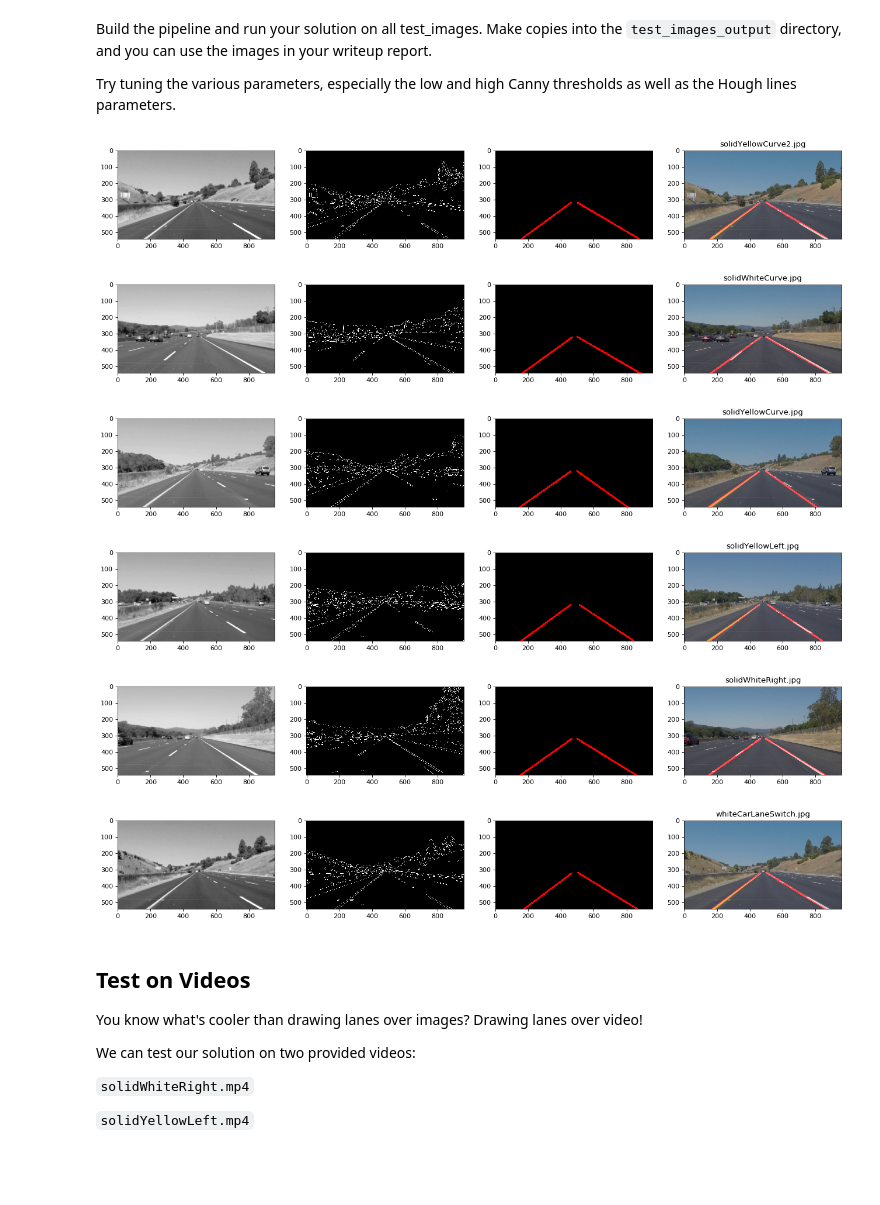
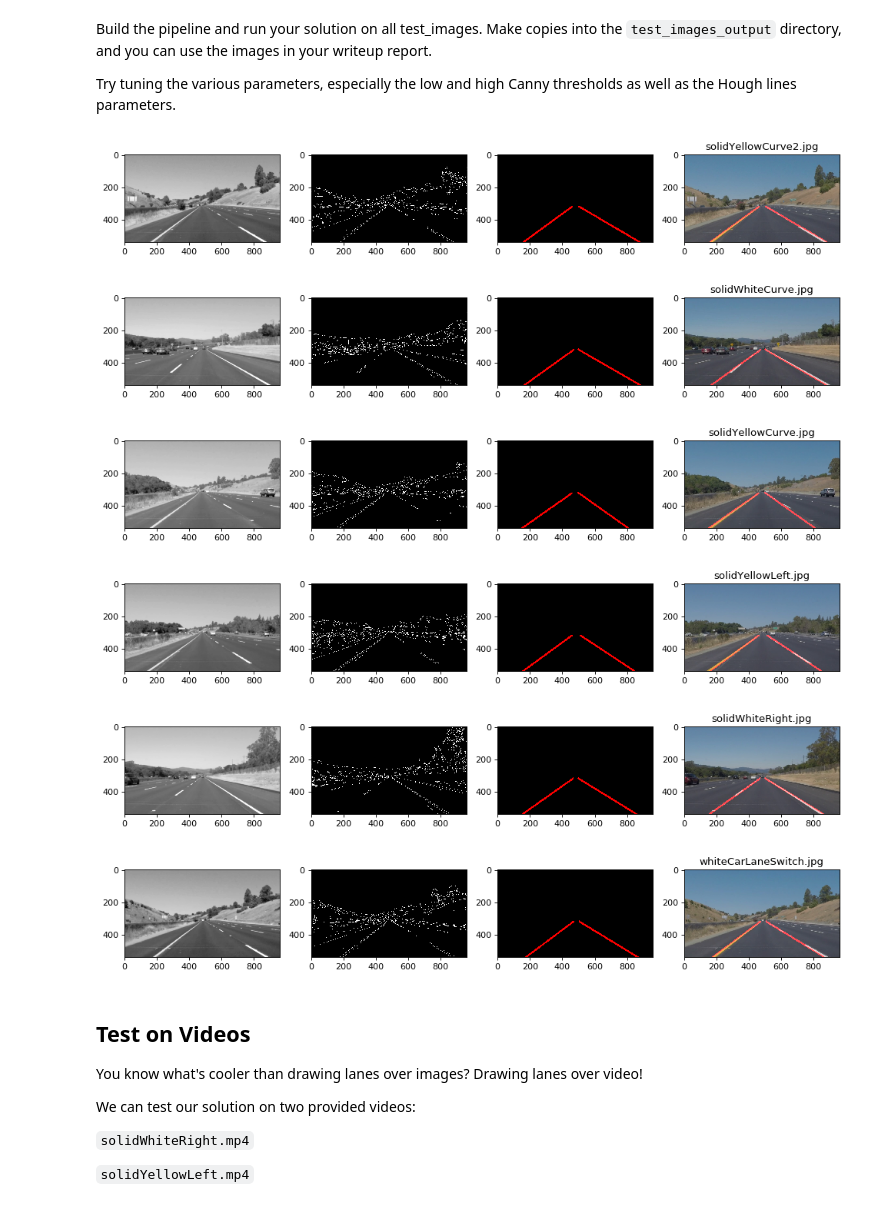
Before and after one commit to achrusciel/udacity01_detect_lines, a Jupyter notebook: P1.ipynb, the cells around one changed output. Cells and saved outputs as stored; diff of their text form; code cells hidden in the pictures; blank space fills up the shorter version.

```diff
--- a/P1.ipynb
+++ b/P1.ipynb
@@ -295,40 +295,40 @@ for i in images_list:
 
     #3) Apply Hough Lines algorithm
     line_img = hough_lines(masked_image, rho, theta, threshold, min_line_length, max_line_gap)
 
     #4) Weighted Image
     result = weighted_img(line_img, image)
     image_to_write = cv2.cvtColor(result, cv2.COLOR_RGB2BGR)
     cv2.imwrite("test_images_output/"+"out2"+i, image_to_write)
 
 
     ## Debug
     #print(line_img.shape[0])
     #print("---")
     #print(lines)
     #print(type(lines[0][0][0]))
-    plt.figure(figsize=(20, 20), dpi=80)
+    plt.figure(figsize=(15, 3), dpi=80)
     plt.subplot(141)
     plt.imshow(blur_gray, cmap='Greys_r')
     plt.subplot(142)
     plt.imshow(edges, cmap='Greys_r')
     plt.subplot(143)
     plt.imshow(line_img, cmap='Greys_r')
     plt.subplot(144)
     plt.imshow(result, cmap='Greys_r')
     plt.title(i)
     plt.savefig("test_images_output/"+"out2"+i)
     #plt.scatter()
     #print(vertices)
     #print('---')
     #print(vertices[0])
 # %% [output]
-[figure, old version]
+[figure, new version]
-[figure, old version]
+[figure, new version]
-[figure, old version]
+[figure, new version]
-[figure, old version]
+[figure, new version]
-[figure, old version]
+[figure, new version]
-[figure, old version]
+[figure, new version]
 # %% [markdown]
 ## Test on Videos
 
```
Also changed, not shown: 7 other files.
